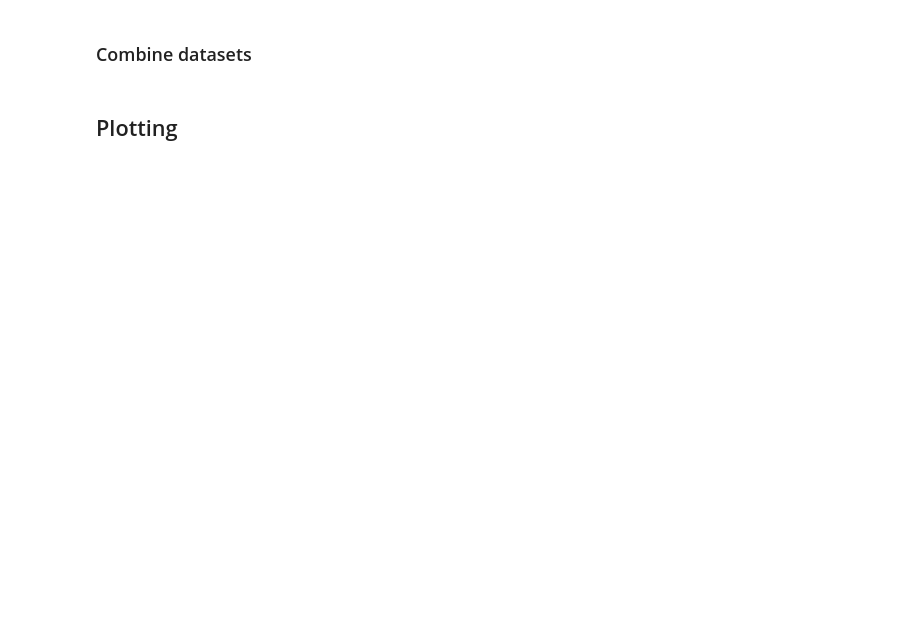
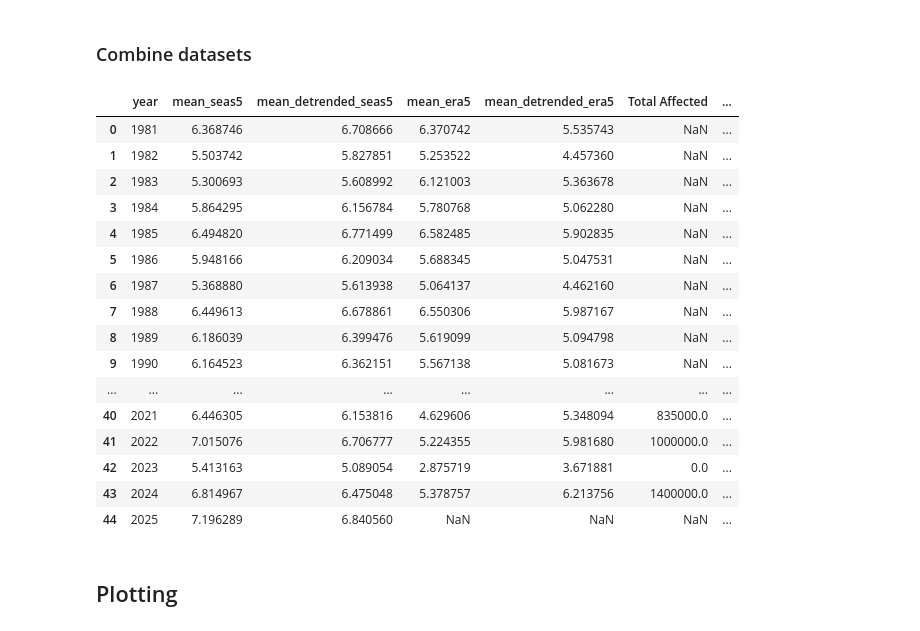
Before and after one commit to OCHA-DAP/ds-seas5-viz, a Jupyter notebook: exploration/test_app.ipynb, the cells around one changed output. Drawn from its saved outputs; the diff is of its cells as text; code cells hidden in the pictures; blank space fills up the shorter version.

```diff
--- a/exploration/test_app.ipynb
+++ b/exploration/test_app.ipynb
@@ -99,3 +110,23 @@ df_compare = df_seas5.merge(
+# %%
+df_compare
+# %% [output]
+|  | year | mean_seas5 | mean_detrended_seas5 | mean_era5 | mean_detrended_era5 | Total Affected | ... |
+| 0 | 1981 | 6.368746 | 6.708666 | 6.370742 | 5.535743 | NaN | ... |
+| 1 | 1982 | 5.503742 | 5.827851 | 5.253522 | 4.457360 | NaN | ... |
+| 2 | 1983 | 5.300693 | 5.608992 | 6.121003 | 5.363678 | NaN | ... |
+| 3 | 1984 | 5.864295 | 6.156784 | 5.780768 | 5.062280 | NaN | ... |
+| 4 | 1985 | 6.494820 | 6.771499 | 6.582485 | 5.902835 | NaN | ... |
+| 5 | 1986 | 5.948166 | 6.209034 | 5.688345 | 5.047531 | NaN | ... |
+| 6 | 1987 | 5.368880 | 5.613938 | 5.064137 | 4.462160 | NaN | ... |
+| 7 | 1988 | 6.449613 | 6.678861 | 6.550306 | 5.987167 | NaN | ... |
+| 8 | 1989 | 6.186039 | 6.399476 | 5.619099 | 5.094798 | NaN | ... |
+| 9 | 1990 | 6.164523 | 6.362151 | 5.567138 | 5.081673 | NaN | ... |
+| ... | ... | ... | ... | ... | ... | ... | ... |
+| 40 | 2021 | 6.446305 | 6.153816 | 4.629606 | 5.348094 | 835000.0 | ... |
+| 41 | 2022 | 7.015076 | 6.706777 | 5.224355 | 5.981680 | 1000000.0 | ... |
+| 42 | 2023 | 5.413163 | 5.089054 | 2.875719 | 3.671881 | 0.0 | ... |
+| 43 | 2024 | 6.814967 | 6.475048 | 5.378757 | 6.213756 | 1400000.0 | ... |
+| 44 | 2025 | 7.196289 | 6.840560 | NaN | NaN | NaN | ... |
 # %% [markdown]
 ## Plotting
 # %%
```
Also changed, not shown: parts of 11 cells of this notebook, 2 other files.
